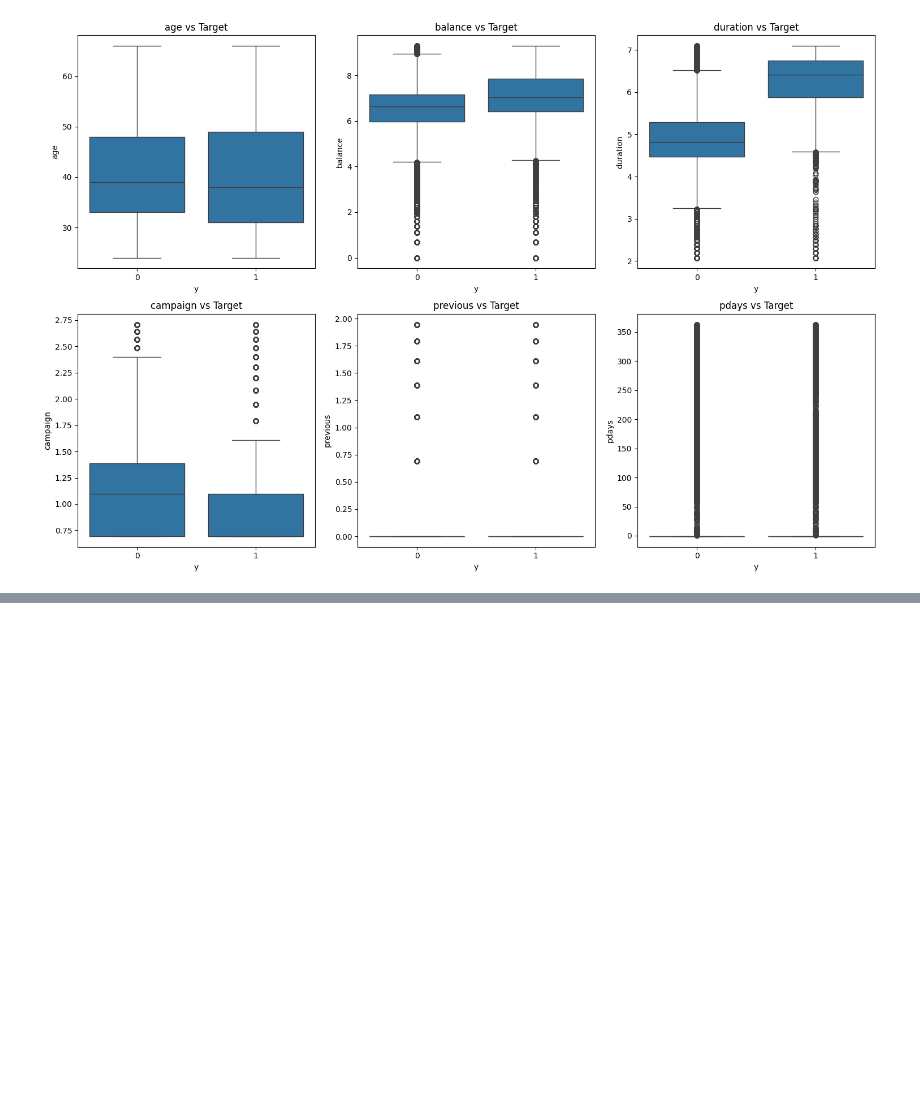
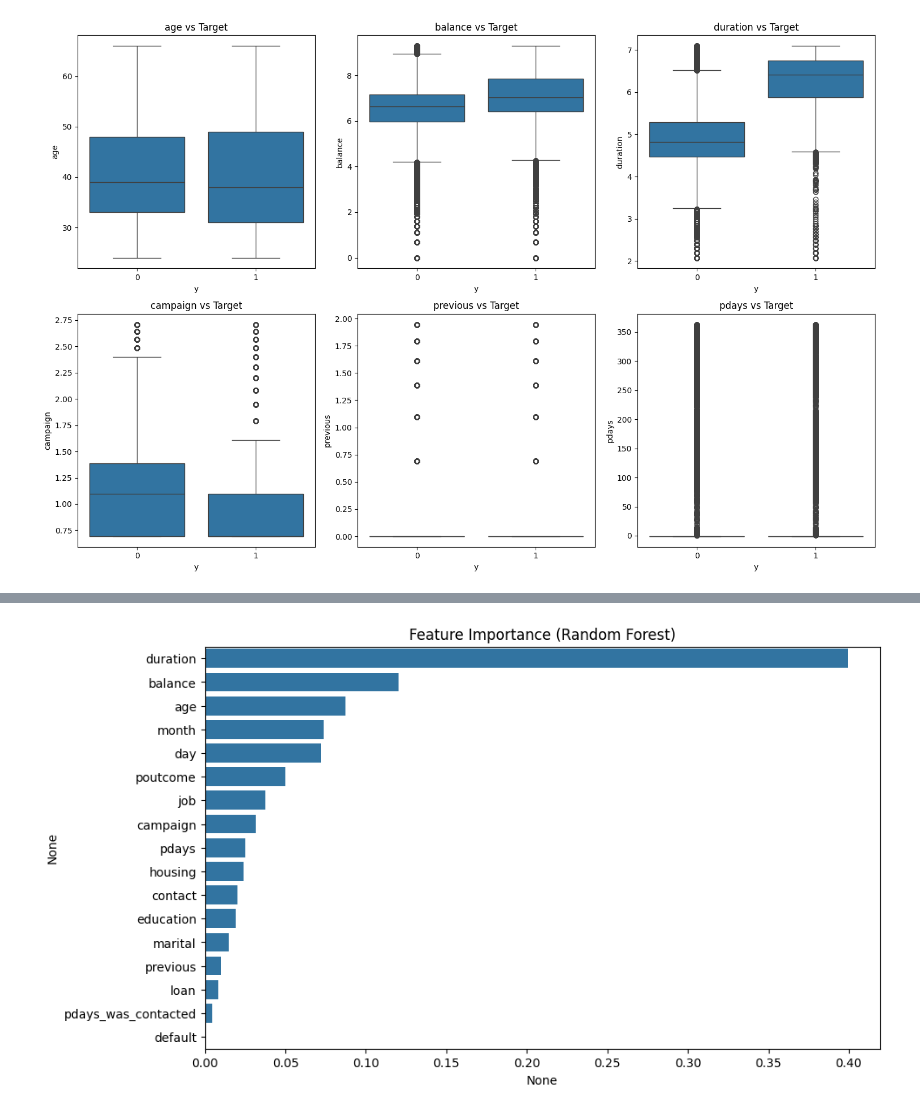
Before and after one commit to anuvab03/kaggle-competitions, a Jupyter notebook: Bank.ipynb, the cells around one changed output, grey strips where cells are left out. Cells and saved outputs as stored; diff of their text form; code cells hidden in the pictures; blank space fills up the shorter version.

```diff
--- a/Bank.ipynb
+++ b/Bank.ipynb
@@ -371,15 +375,18 @@ KeyboardInterrupt:
 # %%
 from sklearn.ensemble import RandomForestClassifier
 
-X = df_capped.drop(["id","y"], axis=1)
+X = df_capped.drop(["id","y"], axis=1)   # drop only y (remove "id" if it doesn’t exist)
 y = df_capped["y"]
 
-rf = RandomForestClassifier(n_estimators=200, random_state=42)
+# Fewer trees + use all CPU cores
+rf = RandomForestClassifier(n_estimators=100, random_state=42, n_jobs=-1)
 rf.fit(X, y)
 
 feat_imp = pd.Series(rf.feature_importances_, index=X.columns).sort_values(ascending=False)
 
-plt.figure(figsize=(10,6))
+plt.figure(figsize=(10, 6))
 sns.barplot(x=feat_imp, y=feat_imp.index)
 plt.title("Feature Importance (Random Forest)")
 plt.show()
+# %% [output]
+[figure, added]
```
Also changed, not shown: parts of 10 cells of this notebook.
